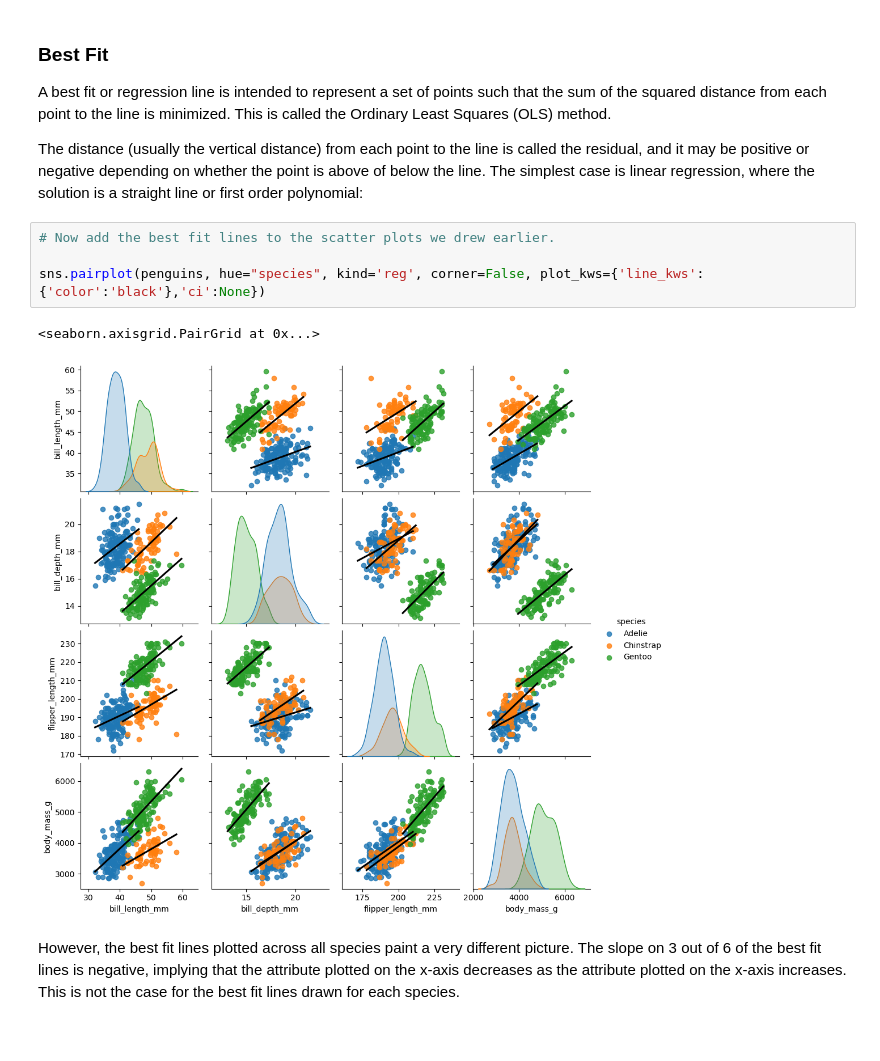
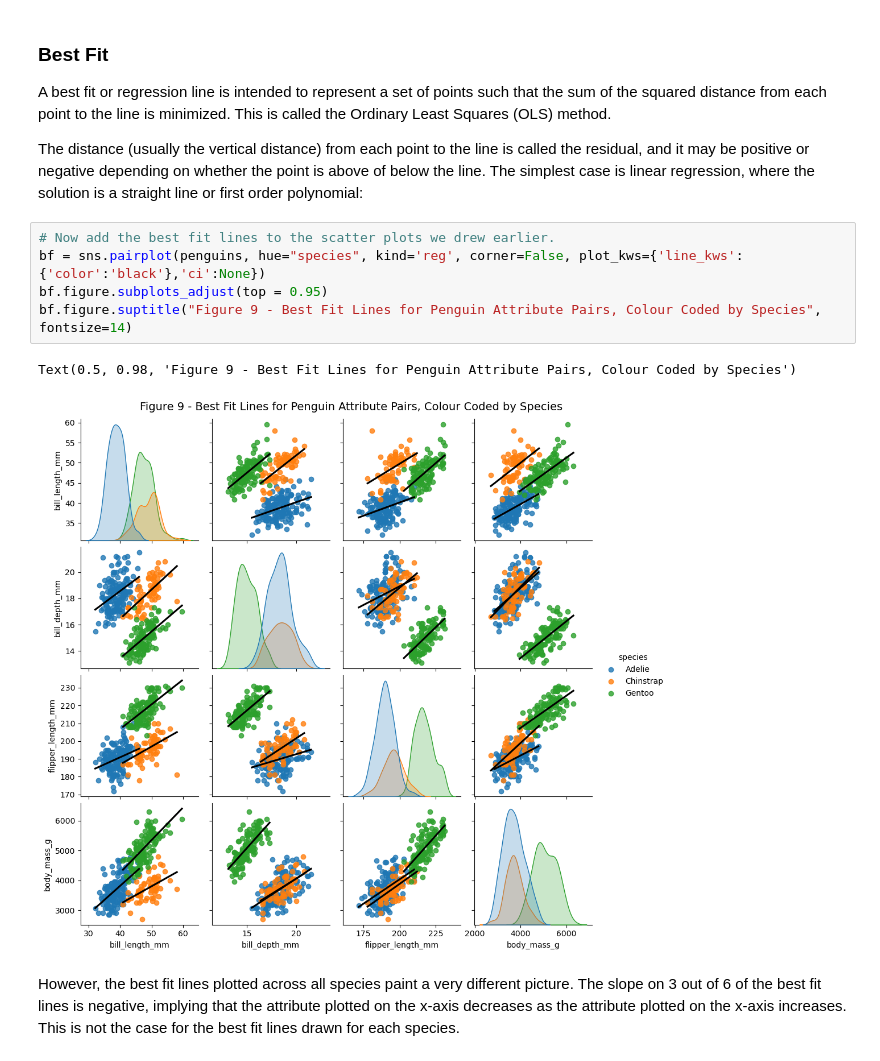
Before and after one commit to dvdgeroconnell/PODA-coursework, a Jupyter notebook: penguins.ipynb, the cells around one changed output. Cells and saved outputs as stored; diff of their text form.

```diff
--- a/penguins.ipynb
+++ b/penguins.ipynb
@@ -410,11 +481,12 @@ A best fit or regression line is intended to represent a set of points such that
 The distance (usually the vertical distance) from each point to the line is called the residual, and it may be positive or negative depending on whether the point is above of below the line. The simplest case is linear regression, where the solution is a straight line or first order polynomial:
 # %%
 # Now add the best fit lines to the scatter plots we drew earlier.
-
-sns.pairplot(penguins, hue="species", kind='reg', corner=False, plot_kws={'line_kws':{'color':'black'},'ci':None})
+bf = sns.pairplot(penguins, hue="species", kind='reg', corner=False, plot_kws={'line_kws':{'color':'black'},'ci':None})
+bf.figure.subplots_adjust(top = 0.95)
+bf.figure.suptitle("Figure 9 - Best Fit Lines for Penguin Attribute Pairs, Colour Coded by Species", fontsize=14)
 # %% [output]
-<seaborn.axisgrid.PairGrid at 0x...>
+Text(0.5, 0.98, 'Figure 9 - Best Fit Lines for Penguin Attribute Pairs, Colour Coded by Species')
-[figure, old version]
+[figure, new version]
 # %% [markdown]
 However, the best fit lines plotted across all species paint a very different picture. The slope on 3 out of 6 of the best fit lines is negative, implying that the attribute plotted on the x-axis decreases as the attribute plotted on the x-axis increases. This is not the case for the best fit lines drawn for each species.
 # %%
```
Also changed, not shown: parts of 55 cells of this notebook, 1 other file.
